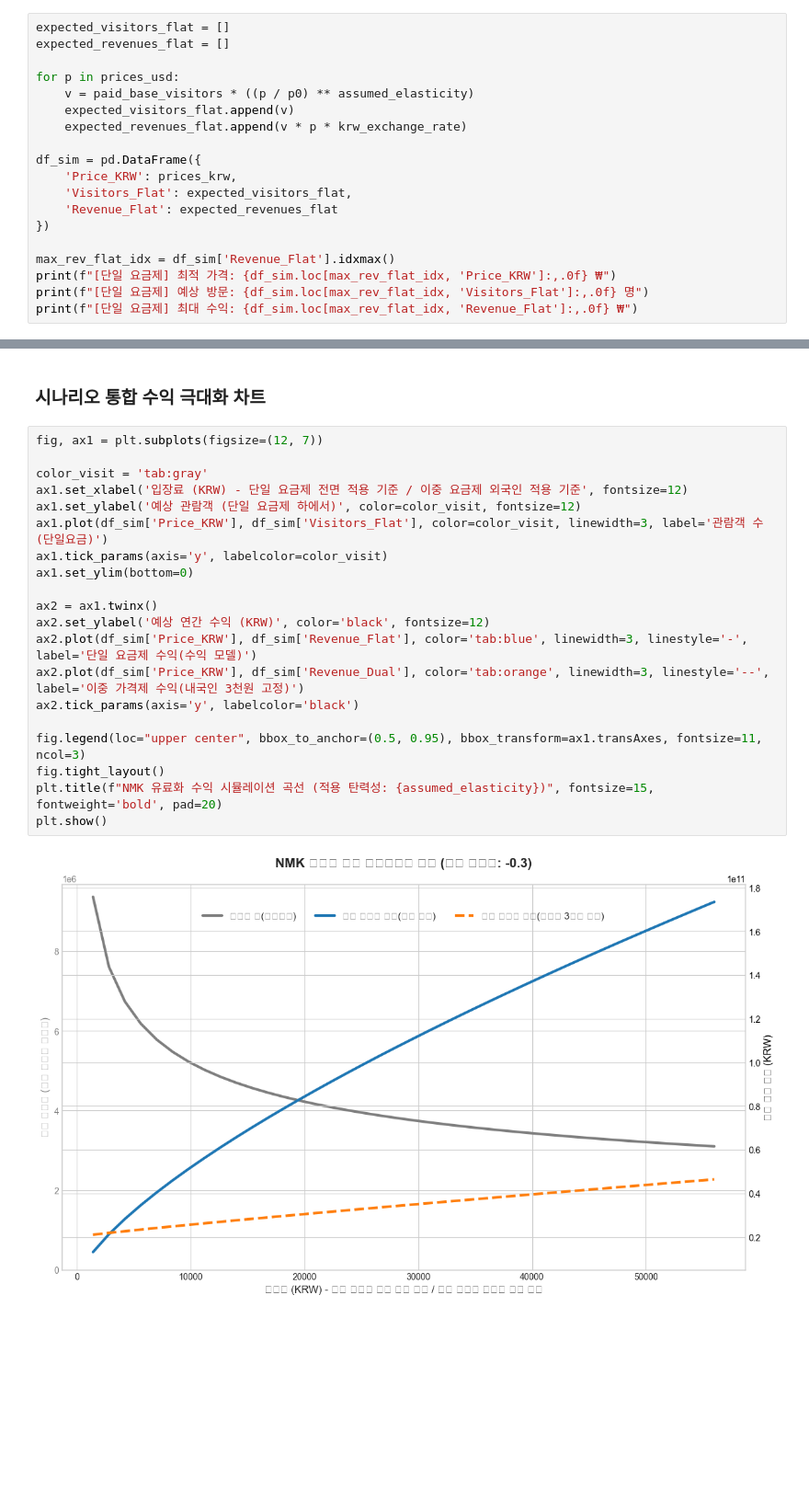
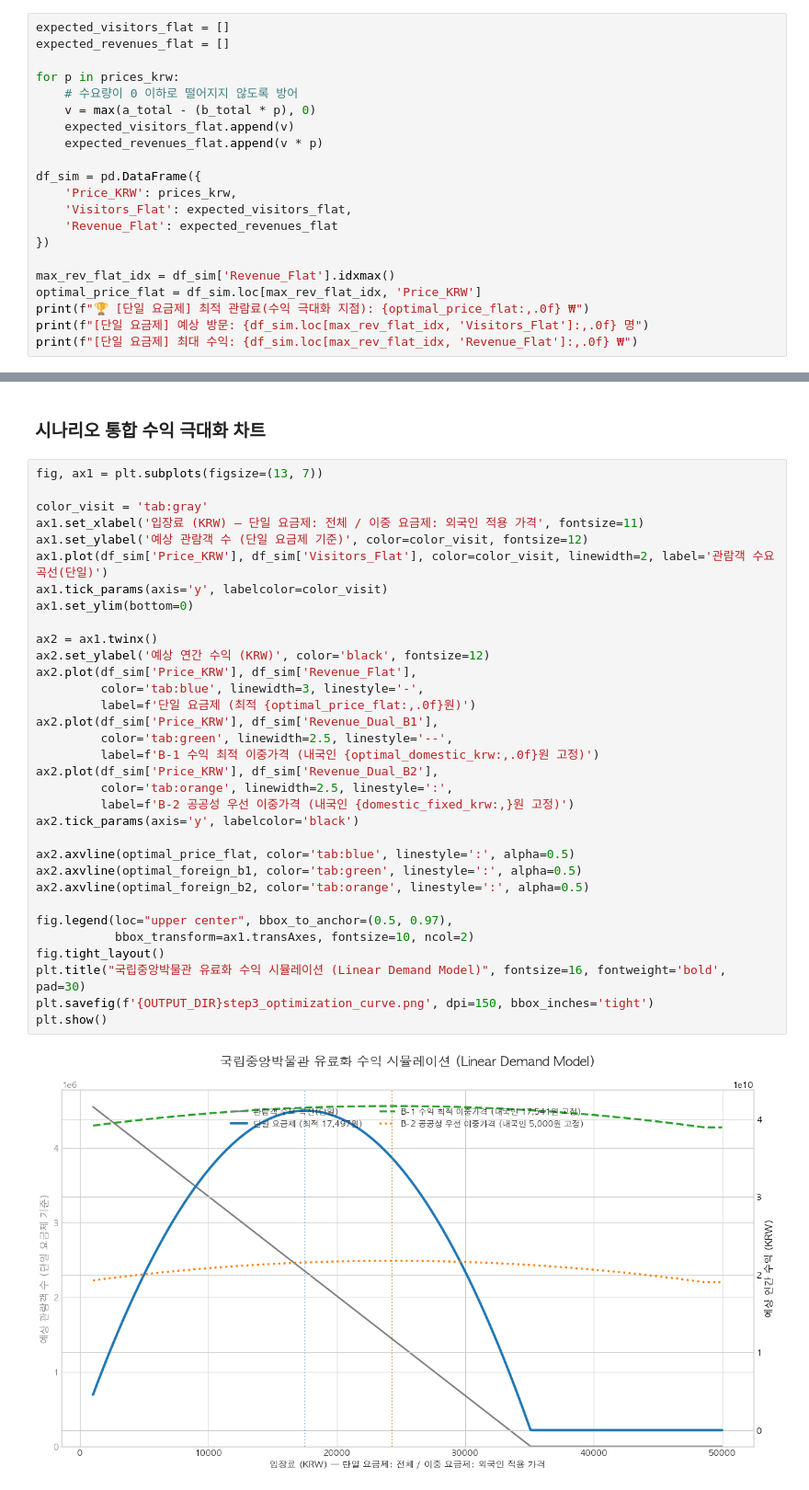
Before and after one commit to bringvotrevin/museum, a Jupyter notebook: analysis/03_price_optimization.ipynb, the cells around one changed output, grey strips where cells are left out. Shown at 92% size. Drawn from its saved outputs; the diff is of its cells as text; blank space fills up the shorter version.

Commit message:
refactor price optimization analysis

```diff
--- a/analysis/03_price_optimization.ipynb
+++ b/analysis/03_price_optimization.ipynb
@@ -138,10 +207,11 @@ prices_krw = prices_usd * krw_exchange_rate
 expected_visitors_flat = []
 expected_revenues_flat = []
 
-for p in prices_usd:
-    v = paid_base_visitors * ((p / p0) ** assumed_elasticity)
+for p in prices_krw:
+    # 수요량이 0 이하로 떨어지지 않도록 방어
+    v = max(a_total - (b_total * p), 0)
     expected_visitors_flat.append(v)
-    expected_revenues_flat.append(v * p * krw_exchange_rate)
+    expected_revenues_flat.append(v * p)
 
 df_sim = pd.DataFrame({
     'Price_KRW': prices_krw,
@@ -150,7 +220,8 @@ df_sim = pd.DataFrame({
 })
 
 max_rev_flat_idx = df_sim['Revenue_Flat'].idxmax()
-print(f"[단일 요금제] 최적 가격: {df_sim.loc[max_rev_flat_idx, 'Price_KRW']:,.0f} ₩")
+optimal_price_flat = df_sim.loc[max_rev_flat_idx, 'Price_KRW']
+print(f"🏆 [단일 요금제] 최적 관람료(수익 극대화 지점): {optimal_price_flat:,.0f} ₩")
 print(f"[단일 요금제] 예상 방문: {df_sim.loc[max_rev_flat_idx, 'Visitors_Flat']:,.0f} 명")
 print(f"[단일 요금제] 최대 수익: {df_sim.loc[max_rev_flat_idx, 'Revenue_Flat']:,.0f} ₩")
 # %% [output]
@@ -193,26 +305,39 @@ print(f"[이중 요금제] 최적 과금구간(외국인): {df_sim.loc[max_rev_d
 # %% [markdown]
 ### 시나리오 통합 수익 극대화 차트
 # %%
-fig, ax1 = plt.subplots(figsize=(12, 7))
+fig, ax1 = plt.subplots(figsize=(13, 7))
 
 color_visit = 'tab:gray'
-ax1.set_xlabel('입장료 (KRW) - 단일 요금제 전면 적용 기준 / 이중 요금제 외국인 적용 기준', fontsize=12)
-ax1.set_ylabel('예상 관람객 (단일 요금제 하에서)', color=color_visit, fontsize=12)
-ax1.plot(df_sim['Price_KRW'], df_sim['Visitors_Flat'], color=color_visit, linewidth=3, label='관람객 수(단일요금)')
+ax1.set_xlabel('입장료 (KRW) — 단일 요금제: 전체 / 이중 요금제: 외국인 적용 가격', fontsize=11)
+ax1.set_ylabel('예상 관람객 수 (단일 요금제 기준)', color=color_visit, fontsize=12)
+ax1.plot(df_sim['Price_KRW'], df_sim['Visitors_Flat'], color=color_visit, linewidth=2, label='관람객 수요 곡선(단일)')
 ax1.tick_params(axis='y', labelcolor=color_visit)
 ax1.set_ylim(bottom=0)
 
 ax2 = ax1.twinx()
 ax2.set_ylabel('예상 연간 수익 (KRW)', color='black', fontsize=12)
-ax2.plot(df_sim['Price_KRW'], df_sim['Revenue_Flat'], color='tab:blue', linewidth=3, linestyle='-', label='단일 요금제 수익(수익 모델)')
-ax2.plot(df_sim['Price_KRW'], df_sim['Revenue_Dual'], color='tab:orange', linewidth=3, linestyle='--', label='이중 가격제 수익(내국인 3천원 고정)')
+ax2.plot(df_sim['Price_KRW'], df_sim['Revenue_Flat'],
+         color='tab:blue', linewidth=3, linestyle='-',
+         label=f'단일 요금제 (최적 {optimal_price_flat:,.0f}원)')
+ax2.plot(df_sim['Price_KRW'], df_sim['Revenue_Dual_B1'],
+         color='tab:green', linewidth=2.5, linestyle='--',
+         label=f'B-1 수익 최적 이중가격 (내국인 {optimal_domestic_krw:,.0f}원 고정)')
+ax2.plot(df_sim['Price_KRW'], df_sim['Revenue_Dual_B2'],
+         color='tab:orange', linewidth=2.5, linestyle=':',
+         label=f'B-2 공공성 우선 이중가격 (내국인 {domestic_fixed_krw:,}원 고정)')
 ax2.tick_params(axis='y', labelcolor='black')
 
-fig.legend(loc="upper center", bbox_to_anchor=(0.5, 0.95), bbox_transform=ax1.transAxes, fontsize=11, ncol=3)
+ax2.axvline(optimal_price_flat, color='tab:blue', linestyle=':', alpha=0.5)
+ax2.axvline(optimal_foreign_b1, color='tab:green', linestyle=':', alpha=0.5)
+ax2.axvline(optimal_foreign_b2, color='tab:orange', linestyle=':', alpha=0.5)
+
+fig.legend(loc="upper center", bbox_to_anchor=(0.5, 0.97),
+           bbox_transform=ax1.transAxes, fontsize=10, ncol=2)
 fig.tight_layout()
-plt.title(f"NMK 유료화 수익 시뮬레이션 곡선 (적용 탄력성: {assumed_elasticity})", fontsize=15, fontweight='bold', pad=20)
+plt.title("국립중앙박물관 유료화 수익 시뮬레이션 (Linear Demand Model)", fontsize=16, fontweight='bold', pad=30)
+plt.savefig(f'{OUTPUT_DIR}step3_optimization_curve.png', dpi=150, bbox_inches='tight')
 plt.show()
 # %% [output]
-[figure, old version]
+[figure, new version]
 # %% [markdown]
 ## 4. 분석 코멘트
```
Also changed, not shown: parts of 10 cells of this notebook, 7 other files.
